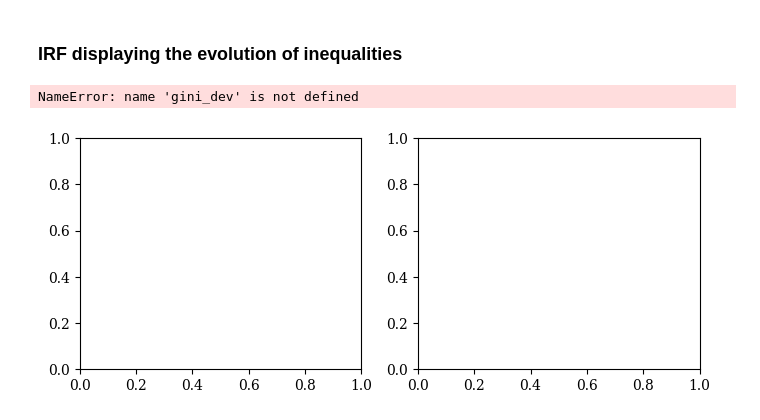
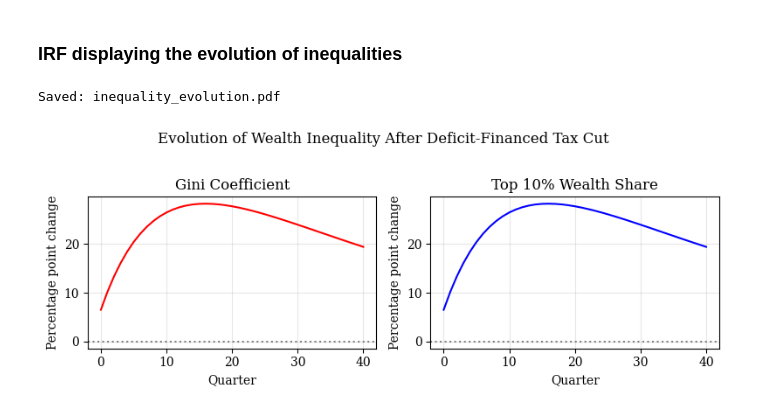
Before and after one commit to jemappelleyesmine/Aucler_Rognlie_Straub_2025_Hank_Replication, a Jupyter notebook: our_code/replicate_fig2_and_inequality.ipynb, the cells around one changed output. Cells and saved outputs as stored; diff of their text form; code cells hidden in the pictures.

```diff
--- a/our_code/replicate_fig2_and_inequality.ipynb
+++ b/our_code/replicate_fig2_and_inequality.ipynb
@@ -961,11 +961,11 @@ The Jacobians provide all the information needed to understand how households re
 Once these Jacobians are computed, the model can analyze fiscal policy, monetary policy, and asset-pricing shocks extremely quickly, because the computationally expensive household behavior has already been summarized in compact form.
 # %%
 T = 400
-Js = {'hh_ha': hh_ha.jacobian(ss['ha'], inputs=['wN_aftertax', 'N', 'r'], outputs=['C', 'A', 'D'], T=T)}
+Js = {'hh_ha': hh_ha.jacobian(ss['ha'], inputs=['wN_aftertax', 'N', 'r'], outputs=['C', 'A'], T=T)}
 
 # The code requests derivatives of household behavior with respect to three inputs: inputs=['wN_aftertax', 'N', 'r']. These represent the aggregate variables that matter most for households: After-tax labor income (wN_aftertax), which affects disposable income. Employment (N), which influences earnings and the distribution of income risk. The real interest rate (r), which determines the return on savings.
 
-# The Jacobians then record how these inputs affect two aggregate outcomes: outputs=['C', 'A', 'D']. where: C is total consumption across all households, A is the total asset holdings of households. These two outputs are sufficient statistics for how households interact with the rest of the economy. Consumption determines aggregate demand, while assets determine market clearing in financial markets.
+# The Jacobians then record how these inputs affect two aggregate outcomes: outputs=['C', 'A']. where: C is total consumption across all households, A is the total asset holdings of households. These two outputs are sufficient statistics for how households interact with the rest of the economy. Consumption determines aggregate demand, while assets determine market clearing in financial markets.
 
 # For each pair of input and output variables, the Jacobian is a 400-by-400 table. Each entry represents the effect of a shock in one period on an outcome in another. For example, the matrix: Js['hh_ha']['C', 'wN_aftertax'] contains the impulse responses of aggregate consumption to small changes in after-tax labor income. The entry at position [t, s] written Mt,s means: How much consumption in period t changes when income in period s increases slightly. Some entries have special interpretations: The value M0,0 is the impact marginal propensity to consume, showing how strongly consumption responds immediately when current income rises. The values in row 0, columns 1 through 399 show how consumption today reacts to anticipated future income—a crucial insight for macroeconomic policy. The values in column 0, rows 1 through 399 show the persistence of the shock, or how consumption continues to adjust in future periods. The Jacobians for assets show how savings respond under the same shocks. Together, these matrices fully summarize household behavior in a form that the general-equilibrium solver can use efficiently.
 
@@ -1150,0 +1157,30 @@ We now want to understand how these measures of inequality evolve over time afte
+# %%
+print("\nComputing inequality evolution...")
+
+# Get the IRF for aggregate assets A_t from the heterogeneous-agent model. This solves for the general-equilibrium response of the economy to the deficit-financed tax cut, under the constraint that the asset market clears in every quarter.
+agg_A_irf = models['ha'].solve_impulse_linear(
+    ss['ha'],                 # steady state of the HA model
+    unknowns=['Y'],           # output Y_t adjusts endogenously
+    targets=['asset_mkt'],    # asset market must clear
+    inputs={'B': dB},         # deficit-financed tax shock
+    outputs=['A'],            # we only need the path of aggregate assets A_t
+    Js=Js                     # reuse the precomputed household Jacobians
+)['A']
+
+# The paper emphasizes "trickling up": over time, more and more of the additional wealth created by the stimulus ends up in the hands of rich,low-MPC households. The code here cannot track the full distribution D_t,but it can track how total wealth A_t changes. We use this as a proxy for how inequality evolves.
+
+# Intuition: In the short run, many households (including poorer ones) accumulate extra assets because of the tax cut. Over time, high-MPC (poorer) households spend down their extra savings. Low-MPC (richer) households keep more of the extra wealth. So as *aggregate* wealth remains high while poorer households run down their buffers, wealth becomes more concentrated and inequality rises.
+
+# Compute a simple proxy for "extra wealth in the system": the percentage deviation of aggregate assets A_t from their steady-state level A_ss.
+wealth_accumulation = agg_A_irf[:41] / ss['ha']['A'] * 100  # first 41 quarters (~10 years)
+
+# Construct approximate time paths for the Gini and the top 10% wealth share. We take the view that, to a first approximation, both inequality measures move in proportion to the "extra" wealth that is slowly concentrating at the top of the distribution.
+quarters = np.arange(wealth_accumulation.shape[0])
+
+# Levels: approximate paths for the Gini and top-10% share.
+gini_path = baseline_ineq['gini'] * (1 + wealth_accumulation / 100.0)
+top10_path = baseline_ineq['top10'] * (1 + wealth_accumulation / 100.0)
+
+# IRFs: express the movements as percentage deviations from the steady state.
+gini_irf = 100 * (gini_path / baseline_ineq['gini'] - 1)
+top10_irf = 100 * (top10_path / baseline_ineq['top10'] - 1)
@@ -1193,27 +1231,27 @@ Saved: figure2b_deficit_alternative_rules.pdf
 # %%
 fig, (ax1, ax2) = plt.subplots(1, 2, figsize=(8, 3))
 
 # Gini coefficient evolution
-ax1.plot(gini_dev, color='black', linewidth=1.5)
+ax1.plot(gini_irf, color='red', linewidth=1.5)
 ax1.axhline(y=0, linestyle='dotted', color='gray')
 ax1.set_xlabel('Quarter')
 ax1.set_ylabel('Percentage point change')
 ax1.set_title('Gini Coefficient')
 ax1.grid(True, alpha=0.3)
 
 # Top 10% wealth share evolution
-ax2.plot(top10_dev, color='black', linewidth=1.5)
+ax2.plot(top10_irf, color='blue', linewidth=1.5)
 ax2.axhline(y=0, linestyle='dotted', color='gray')
 ax2.set_xlabel('Quarter')
 ax2.set_ylabel('Percentage point change')
 ax2.set_title('Top 10% Wealth Share')
 ax2.grid(True, alpha=0.3)
 
 plt.suptitle('Evolution of Wealth Inequality After Deficit-Financed Tax Cut', y=1.02)
 plt.tight_layout()
 plt.savefig('output/inequality_evolution.pdf', bbox_inches='tight')
 print("Saved: inequality_evolution.pdf")
 plt.show()
 # %% [output]
-NameError: name 'gini_dev' is not defined
+Saved: inequality_evolution.pdf
-[figure, old version]
+[figure, new version]
```
Also changed, not shown: parts of 3 cells of this notebook, 3 other files.
